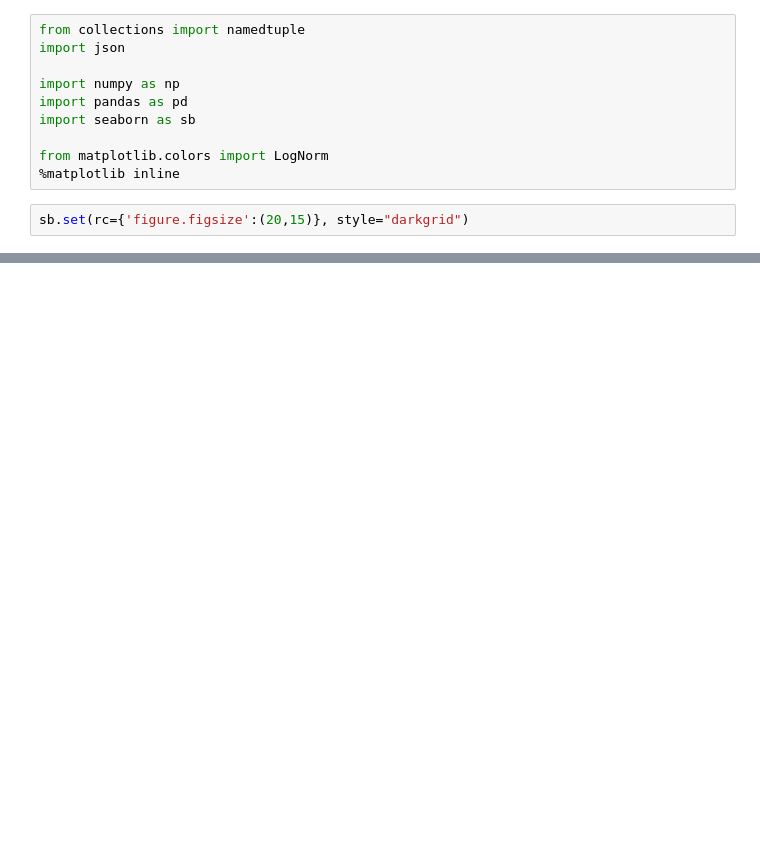
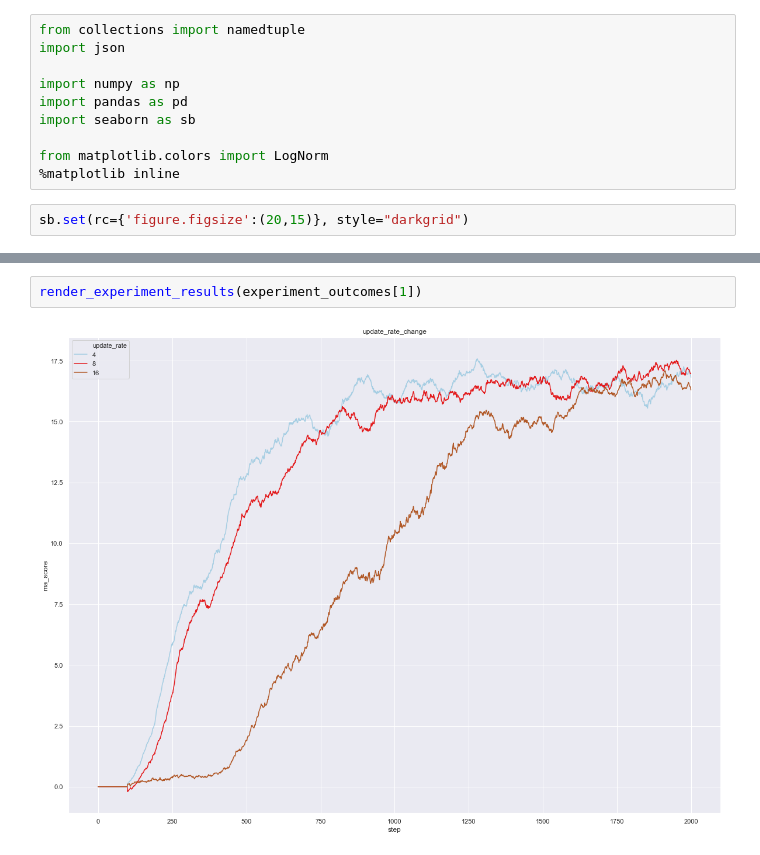
Before and after one commit to jezzarax/drlnd_p1_navigation, a Jupyter notebook: Training_hyperparameter_search_analysis.ipynb, the cells around one changed output, grey strips where cells are left out. Drawn from its saved outputs; the diff is of its cells as text; blank space fills up the shorter version.

```diff
--- a/Training_hyperparameter_search_analysis.ipynb
+++ b/Training_hyperparameter_search_analysis.ipynb
@@ -139,0 +80,4 @@ sb.lineplot(data = bs_experiment_df, x = 'step', y = 'ma_score', hue="batch_size
+# %%
+render_experiment_results(experiment_outcomes[1])
+# %% [output]
+[figure, added]
```
Also changed, not shown: parts of 16 cells of this notebook, 1 other file.
